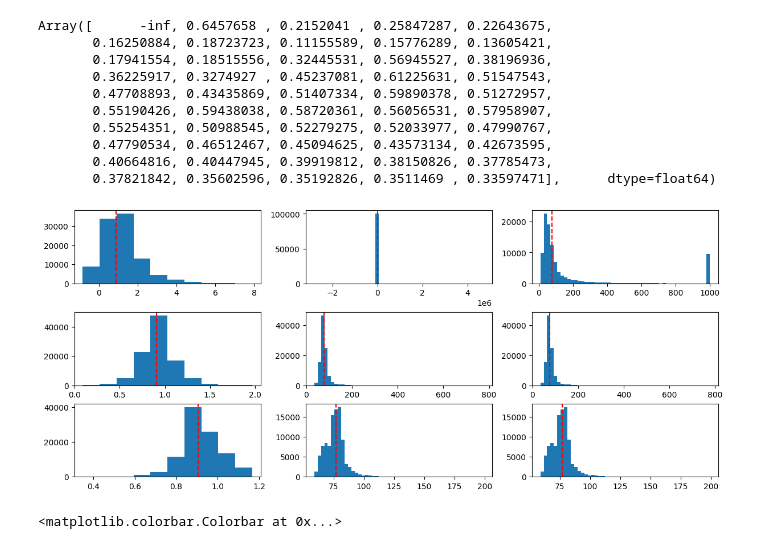
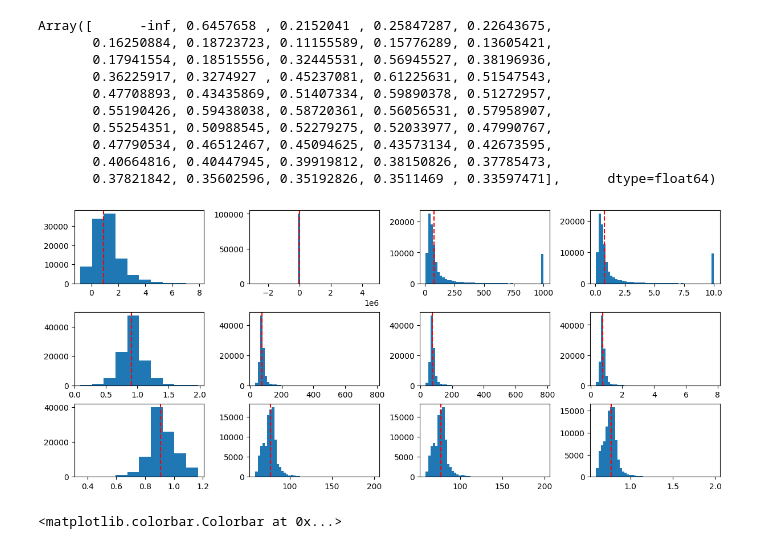
Before and after one commit to Jhko725/sandbox, a Jupyter notebook: local_predictability.ipynb, the cells around one changed output. Saved outputs shown, nothing was run; the diff lists cells and outputs as text; code cells hidden in the pictures.

```diff
--- a/local_predictability.ipynb
+++ b/local_predictability.ipynb
@@ -127,3 +380,5 @@ lya_mean = jnp.mean(lya_local, axis=0)
+# %%
+t_batch = jnp.log(2) / lya_local
 # %%
 rel_error_norm = jnp.exp(lya_local * t)
 
@@ -152,0 +405,8 @@ rel_error_norm.shape
+# %%
+fig, ax = plt.subplots(1, 1, figsize=(5, 3))
+T_BATCH_MAX = 10
+t_batch_mod = jnp.clip(t_batch, max=T_BATCH_MAX)
+t_batch_mod = t_batch_mod.at[t_batch_mod <= 0].set(T_BATCH_MAX)
+for t_i in t_batch_mod[::10]:
+    ax.plot(t, t_i, linewidth=0.5, alpha=0.7)
+    ax.plot(t, t, "--", color="red")
@@ -152,0 +415,3 @@ rel_error_norm.shape
+# %%
+islarger = t_batch_mod < t
+good_inds = islarger.shape[1] - jnp.argmin(islarger[:, ::-1], axis=-1)
@@ -152,0 +430,14 @@ rel_error_norm.shape
+# %%
+t_batch_consistent = t[good_inds]
+n_batch_consistent = jnp.round(t_batch_consistent * 100)
+
+n_coarse = 5
+fig, ax = plt.subplots(1, 1, figsize=(7, 3))
+ax.hist(n_batch_consistent, bins=50)
+ax.axvline(x=77, linestyle="--", color="red")
+for i in range(n_coarse):
+    ax.axvline(
+        x=jnp.percentile(n_batch_consistent, 100 * i / (n_coarse)),
+        linestyle="-",
+        color="gray",
+    )
@@ -166,28 +463,32 @@ Array([      -inf, 0.6457658 , 0.2152041 , 0.25847287, 0.22643675,
        0.40664816, 0.40447945, 0.39919812, 0.38150826, 0.37785473,
        0.37821842, 0.35602596, 0.35192826, 0.3511469 , 0.33597471],      dtype=float64)
 # %%
-fig, axes = plt.subplots(3, 3, figsize=(12, 5), constrained_layout=True)
+fig, axes = plt.subplots(3, 4, figsize=(12, 5), constrained_layout=True)
 inds_time = (1, 7, 15)
 for i, (ind, ax) in enumerate(zip(inds_time, axes[:, 0])):
     ax.hist(lya_local[:, ind], bins=10)
     ax.axvline(x=0.90566, linestyle="--", color="red")
 
 dt = dataset_loaded.t[1] - dataset_loaded.t[0]
 batch_lengths = jnp.round(jnp.log(2) / (lya_local * dt))
 
 for i, (ind, ax) in enumerate(zip(inds_time, axes[:, 1])):
     ax.hist(batch_lengths[:, ind], bins=50)
     ax.axvline(x=77, linestyle="--", color="red")
 
 MAX_BATCH_LENGTH = 1000
 batch_lengths_mod = jnp.clip(batch_lengths, max=MAX_BATCH_LENGTH)
 batch_lengths_mod = batch_lengths_mod.at[batch_lengths_mod < 0].set(MAX_BATCH_LENGTH)
 
 for i, (ind, ax) in enumerate(zip(inds_time, axes[:, 2])):
     ax.hist(batch_lengths_mod[:, ind], bins=50)
     ax.axvline(x=77, linestyle="--", color="red")
+
+for i, (ind, ax) in enumerate(zip(inds_time, axes[:, 3])):
+    ax.hist(t_batch_mod[:, ind], bins=50)
+    ax.axvline(x=0.77, linestyle="--", color="red")
 # %% [output]
-[figure, old version]
+[figure, new version]
 # %%
 import colorcet as cc
 
```
Also changed, not shown: parts of 43 cells of this notebook, 1 other file.
